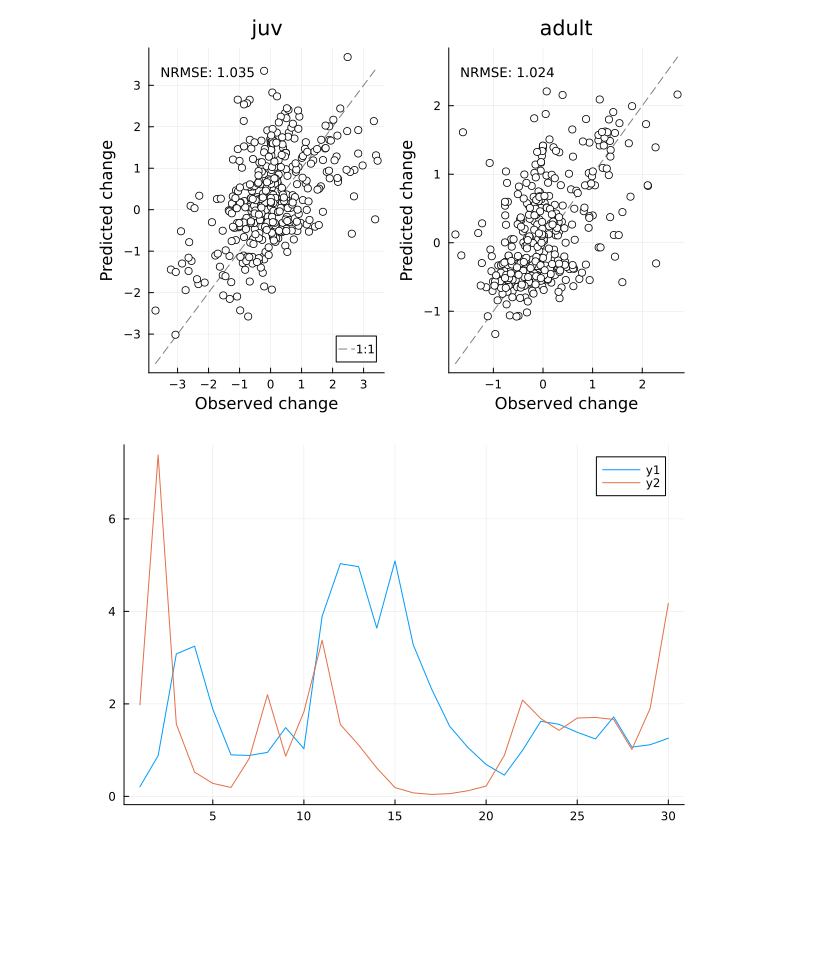
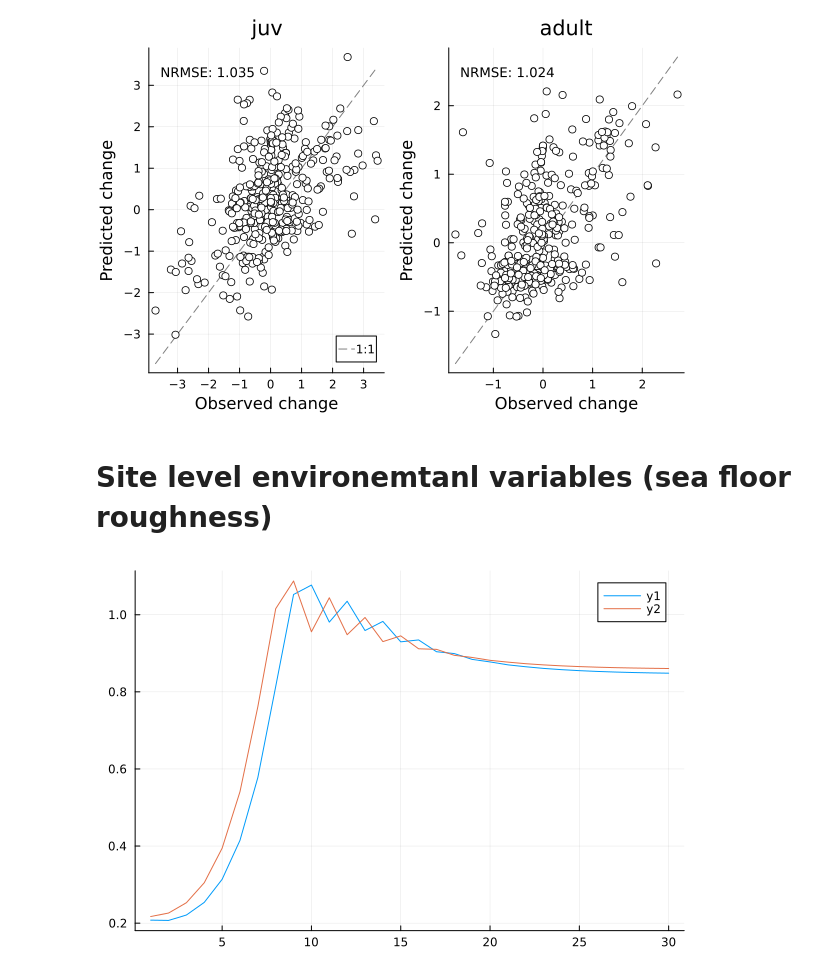
Before and after one commit to Jack-H-Buckner/SpatiallyReplicatedUDEs, a Jupyter notebook: analysis/DiscreteTime.ipynb, the cells around one changed output. Saved outputs shown, nothing was run; the diff lists cells and outputs as text; code cells hidden in the pictures; blank space fills up the shorter version.

Commit message:
added discrete time model

```diff
--- a/analysis/DiscreteTime.ipynb
+++ b/analysis/DiscreteTime.ipynb
@@ -27,0 +96,2 @@ dat[1:4,:]
+# %%
+Pν,Px = UniversalDiffEq.kalman_filter!(model_1, Σ_kelp; verbose = true, maxiter = 250, step_size = 0.00125)
@@ -27,0 +101,26 @@ dat[1:4,:]
+# %%
+using Distributions, Plots
+
+site = 6
+with_noise = false
+pyc = 1.0
+
+
+rhs = u -> model_1.process_model.right_hand_side(u,site,[pyc],model_1.parameters.process_model,0)
+u = [-0.5,-0.5]
+dt_ = 0.01
+kelp = []
+j_kelp = []
+
+T = 30
+for i in 1:T
+    u = u .+ rhs(u)
+    if with_noise
+        u = u .+ rand(Distributions.MvNormal(zeros(2),Pν))
+    end
+
+    push!(kelp,u[2])
+    push!(j_kelp,u[1])
+end
+Plots.plot(1:T,exp.(kelp))
+Plots.plot!(1:T,exp.(j_kelp))
@@ -86,31 +185,35 @@ UniversalDiffEq.plot_state_estimates(model_2)
 UniversalDiffEq.plot_predictions(model_2)
 # %% [output]
 [figure]
+# %% [markdown]
+# Site level environemtanl variables (sea floor roughness)
 # %%
 using Distributions, Plots
 
-site = 4
-with_noise = true
+site = 6
+with_noise = false
 sigma = 1.0
 pyc = 0.0
+rug = 0.0
 
-rhs = u -> model_2.process_model.right_hand_side(u,site,[pyc,0],model_2.parameters.process_model,0)
+
+rhs = u -> model_2.process_model.right_hand_side(u,site,[pyc,rug],model_2.parameters.process_model,0)
 u = [-1.5,-1.5]
 dt_ = 0.01
 kelp = []
 j_kelp = []
 
 T = 30
 for i in 1:T
     u = u .+ rhs(u)
     if with_noise
         u = u .+ rand(Distributions.MvNormal(zeros(2),Pν))
     end
 
     push!(kelp,u[2])
     push!(j_kelp,u[1])
 end
 Plots.plot(1:T,exp.(kelp))
 Plots.plot!(1:T,exp.(j_kelp))
 # %% [output]
-[figure, old version]
+[figure, new version]
```
Also changed, not shown: parts of 26 cells of this notebook.
